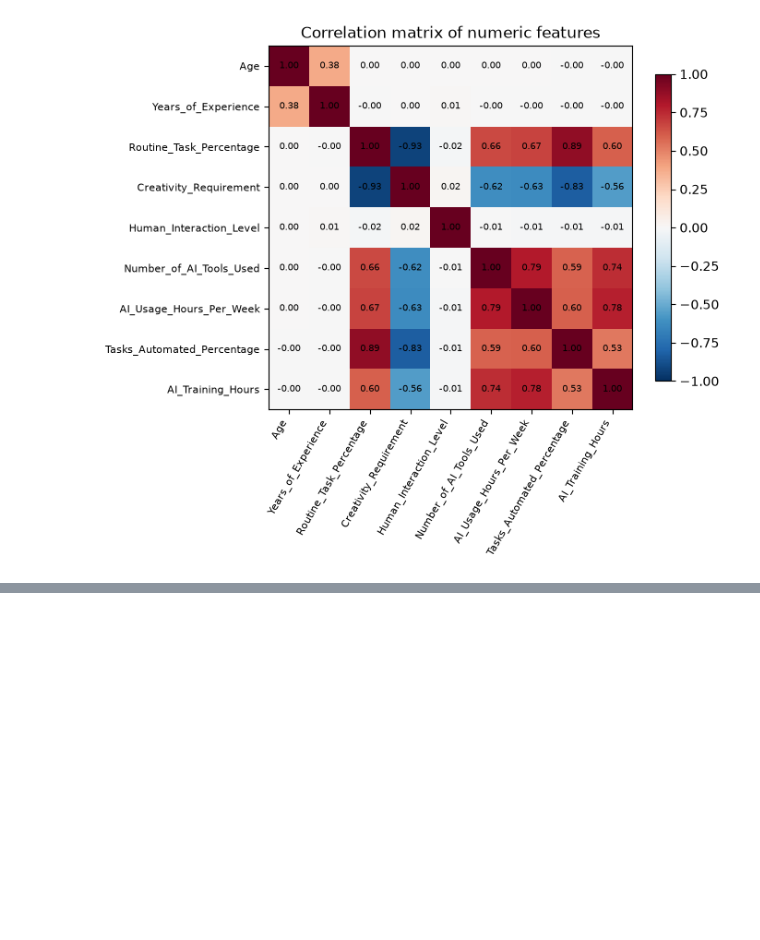
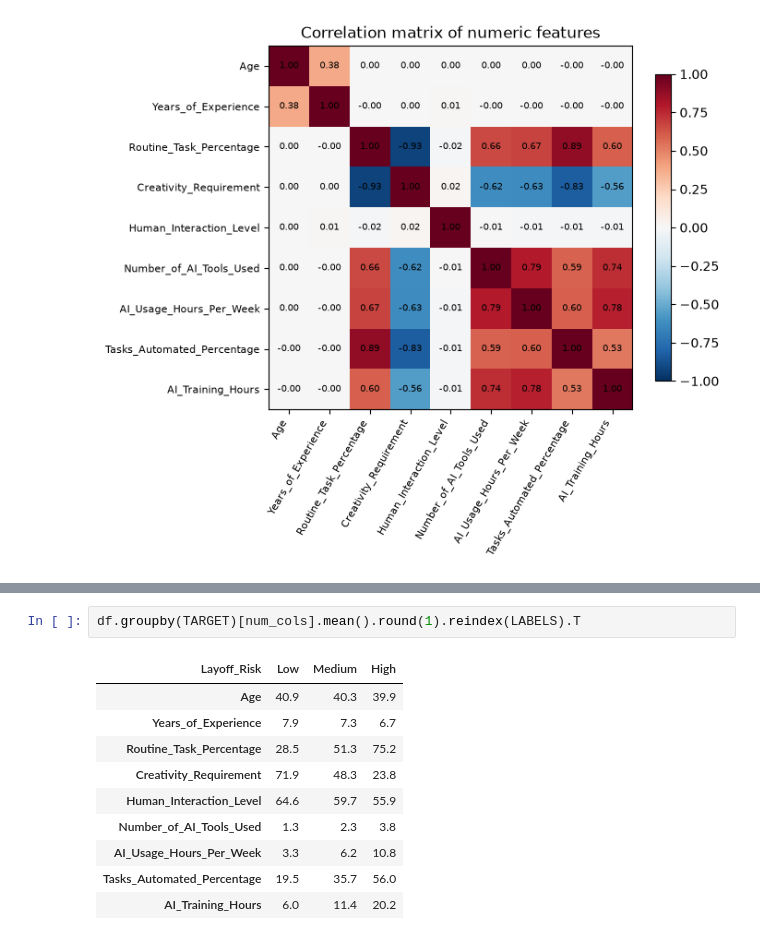
Before and after one commit to Shreyas-IITRPR/AI-Layoff-Risk-Predictor, a Jupyter notebook: ai101_team28.ipynb, the cells around one changed output, grey strips where cells are left out. Cells and saved outputs as stored; diff of their text form; blank space fills up the shorter version.

Commit message:
Add correlation and average of each numerical feature within each level and class

```diff
--- a/ai101_team28.ipynb
+++ b/ai101_team28.ipynb
@@ -141,0 +156,13 @@ plt.show()
+# %%
+df.groupby(TARGET)[num_cols].mean().round(1).reindex(LABELS).T
+# %% [output]
+| Layoff_Risk | Low | Medium | High |
+| Age | 40.9 | 40.3 | 39.9 |
+| Years_of_Experience | 7.9 | 7.3 | 6.7 |
+| Routine_Task_Percentage | 28.5 | 51.3 | 75.2 |
+| Creativity_Requirement | 71.9 | 48.3 | 23.8 |
+| Human_Interaction_Level | 64.6 | 59.7 | 55.9 |
+| Number_of_AI_Tools_Used | 1.3 | 2.3 | 3.8 |
+| AI_Usage_Hours_Per_Week | 3.3 | 6.2 | 10.8 |
+| Tasks_Automated_Percentage | 19.5 | 35.7 | 56.0 |
+| AI_Training_Hours | 6.0 | 11.4 | 20.2 |
```
Also changed, not shown: parts of 1 cell of this notebook.
